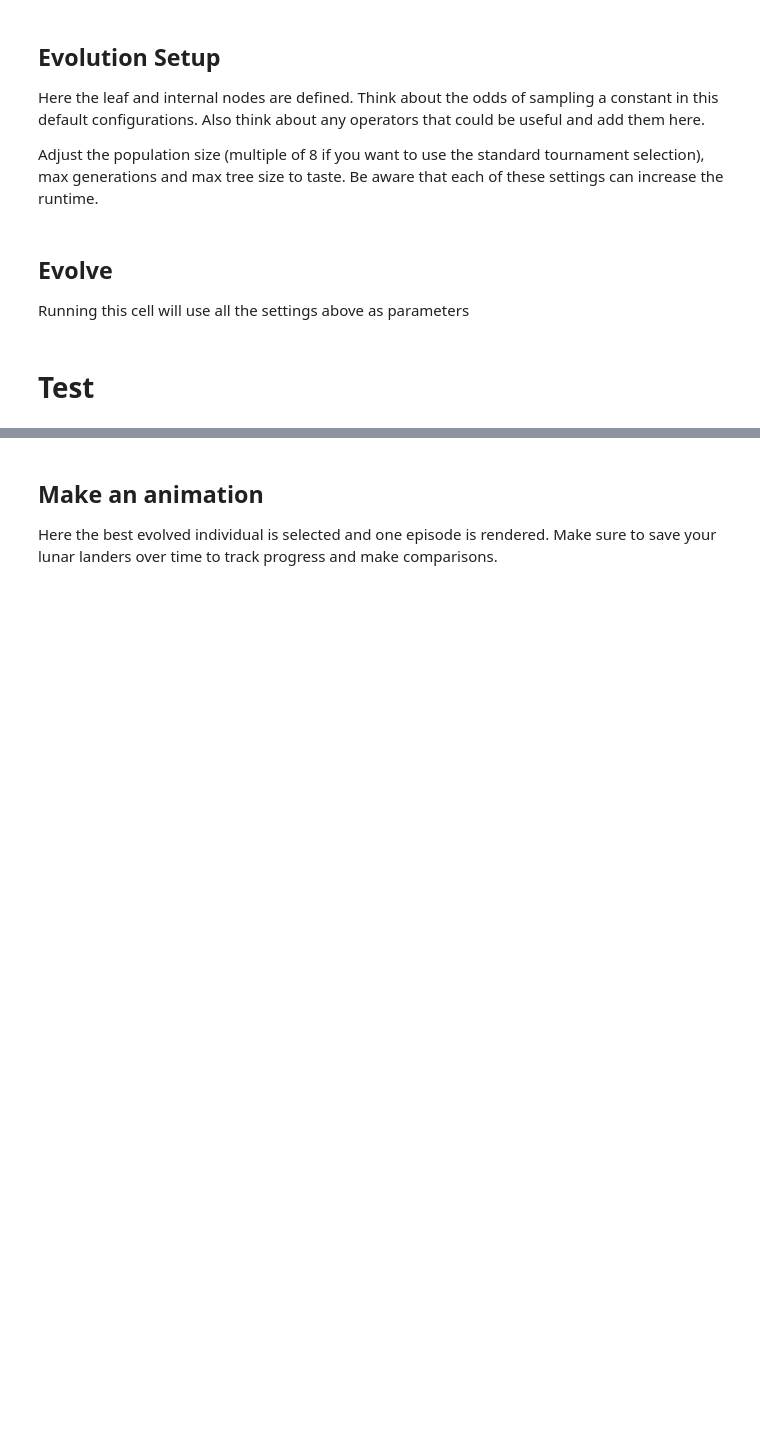
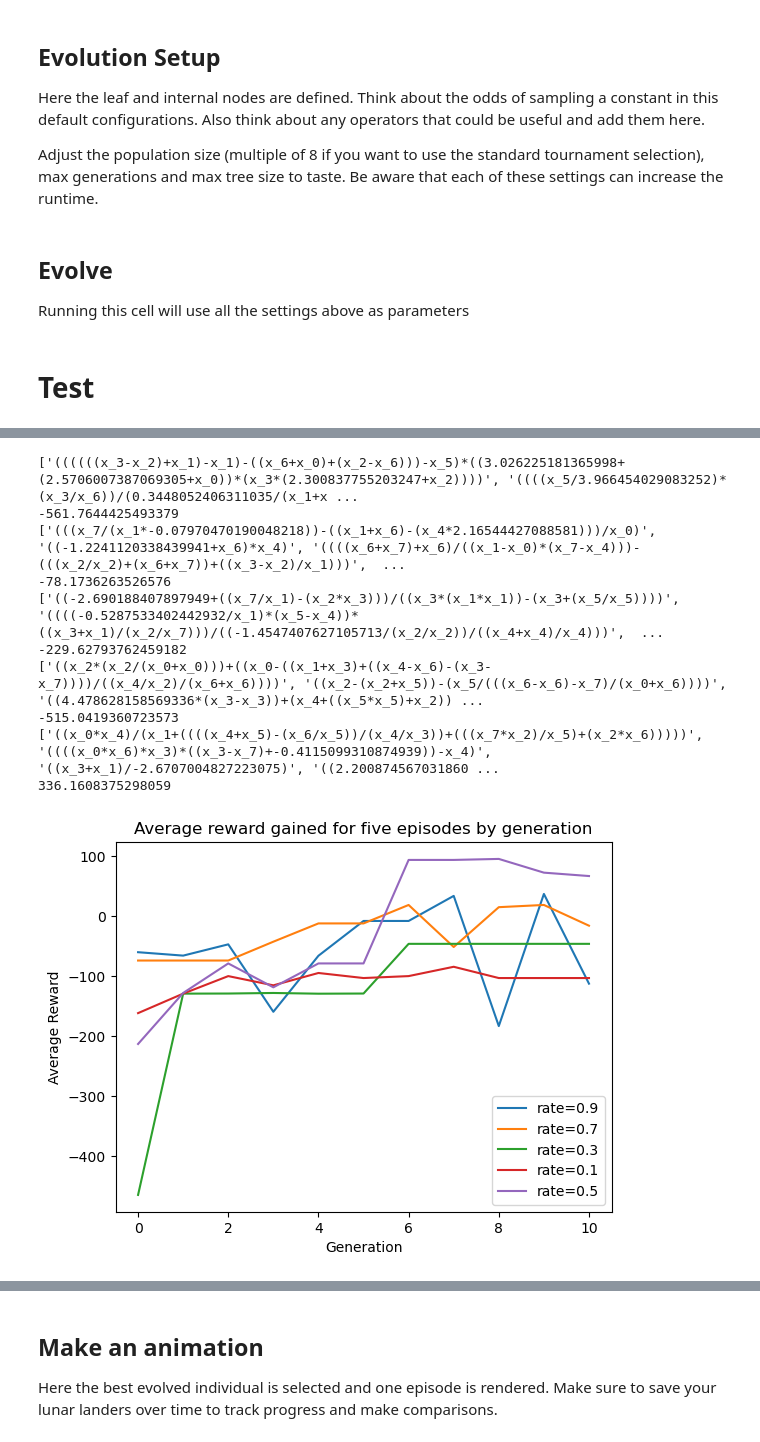
Before and after one commit to anishhdiwan/differentiable_GP_lunarlander, a Jupyter notebook: solution.ipynb, the cells around one changed output, grey strips where cells are left out. Drawn from its saved outputs; the diff is of its cells as text; code cells hidden in the pictures; blank space fills up the shorter version.

```diff
--- a/solution.ipynb
+++ b/solution.ipynb
@@ -162,8 +162,8 @@ def generateEvo(rate_crossover=0.5, rate_mutation=0.5, rate_coeff=0.5, tournamen
   return Evolution(
     fitness_function_pt, internal_nodes, leaf_nodes,
     4,
-    pop_size=16,
-    max_gens=2,
+    pop_size=256,
+    max_gens=10,
     max_tree_size=31,
     n_jobs=8,
     verbose=True,
@@ -174,10 +174,9 @@ def generateEvo(rate_crossover=0.5, rate_mutation=0.5, rate_coeff=0.5, tournamen
     )
 
 colours = ['b', 'r', 'y', 'g', "#940D77"]
-crossover_rates = [0.9, 0.7, 0.5, 0.3, 0.1]
-mutation_rates = [0.9, 0.7, 0.5, 0.3, 0.1]
-coeff_rates = [0.9, 0.7, 0.5, 0.3, 0.1]
-tournament_sizes = [8, 16, 32, 56, 128]
+crossover_rates = [0.9, 0.7, 0.3, 0.1]
+mutation_rates = [0.9, 0.7, 0.3, 0.1]
+coeff_rates = [0.9, 0.7, 0.3, 0.1]
 # %% [markdown]
 ## Evolve
 Running this cell will use all the settings above as parameters
@@ -243,7 +242,7 @@ def avg_reward_plot(evos):
 # %%
 import statistics
 
-def percent_plot(evos):
+def percent_plot(evos, with_fill):
     fig2, ax2 = plt.subplots()
     for j, e in enumerate(evos):
         gen = range(e[0].num_gens) #generation
@@ -260,7 +259,8 @@ def percent_plot(evos):
 
         #plot generation vs fitness
         ax2.plot(gen,medians,label=f"rate={e[1]}")
-        ax2.fill_between(gen, percentile25, percentile75, color=colours[j], alpha=.1)
+        if with_fill:
+            ax2.fill_between(gen, percentile25, percentile75, color=colours[j], alpha=.1)
 
     ax2.set_xlabel('Generation')
     ax2.set_ylabel('Fitness')
@@ -268,3 +268,7 @@ def percent_plot(evos):
 
     plt.legend()
     plt.show()
+# %%
+evo50 = generateEvo()
+evo50s = [[evo50, 0.5]]
+evolve_all("baseline", evo50s)
@@ -271,8 +288,8 @@ def percent_plot(evos):
 # %%
-crossovers = []
+crosses = []
 for r in crossover_rates:
-    crossovers.append([generateEvo(rate_crossover=r), r])
+    crosses.append([generateEvo(rate_crossover=r), r])
 
-evolve_all("crossover rate", crossovers)
+evolve_all("crossover rate", crosses)
 # %% [output]
 crossover rate
@@ -309,0 +312,21 @@ percent_plot(crossovers)
+# %%
+c=[]
+for e in crosses:
+    c.append([e[0], e[0].crossovers[0]['rate']])
+c.append([evo50, evo50.crossovers[0]['rate']])
+
+avg_reward_plot(c)
+percent_plot(c, False)
+percent_plot(c, True)
+# %% [output]
+['((((((x_3-x_2)+x_1)-x_1)-((x_6+x_0)+(x_2-x_6)))-x_5)*((3.026225181365998+(2.5706007387069305+x_0))*(x_3*(2.300837755203247+x_2))))', '((((x_5/3.966454029083252)*(x_3/x_6))/(0.3448052406311035/(x_1+x ...
+-561.7644425493379
+['(((x_7/(x_1*-0.07970470190048218))-((x_1+x_6)-(x_4*2.16544427088581)))/x_0)', '((-1.2241120338439941+x_6)*x_4)', '((((x_6+x_7)+x_6)/((x_1-x_0)*(x_7-x_4)))-(((x_2/x_2)+(x_6+x_7))+((x_3-x_2)/x_1)))',  ...
+-78.1736263526576
+['((-2.690188407897949+((x_7/x_1)-(x_2*x_3)))/((x_3*(x_1*x_1))-(x_3+(x_5/x_5))))', '((((-0.5287533402442932/x_1)*(x_5-x_4))*((x_3+x_1)/(x_2/x_7)))/((-1.4547407627105713/(x_2/x_2))/((x_4+x_4)/x_4)))',  ...
+-229.62793762459182
+['((x_2*(x_2/(x_0+x_0)))+((x_0-((x_1+x_3)+((x_4-x_6)-(x_3-x_7))))/((x_4/x_2)/(x_6+x_6))))', '((x_2-(x_2+x_5))-(x_5/(((x_6-x_6)-x_7)/(x_0+x_6))))', '((4.478628158569336*(x_3-x_3))+(x_4+((x_5*x_5)+x_2)) ...
+-515.0419360723573
+['((x_0*x_4)/(x_1+((((x_4+x_5)-(x_6/x_5))/(x_4/x_3))+(((x_7*x_2)/x_5)+(x_2*x_6)))))', '((((x_0*x_6)*x_3)*((x_3-x_7)+-0.4115099310874939))-x_4)', '((x_3+x_1)/-2.6707004827223075)', '((2.200874567031860 ...
+336.1608375298059
+[figure, added]
```
Also changed, not shown: parts of 15 cells of this notebook, 2 other files.
